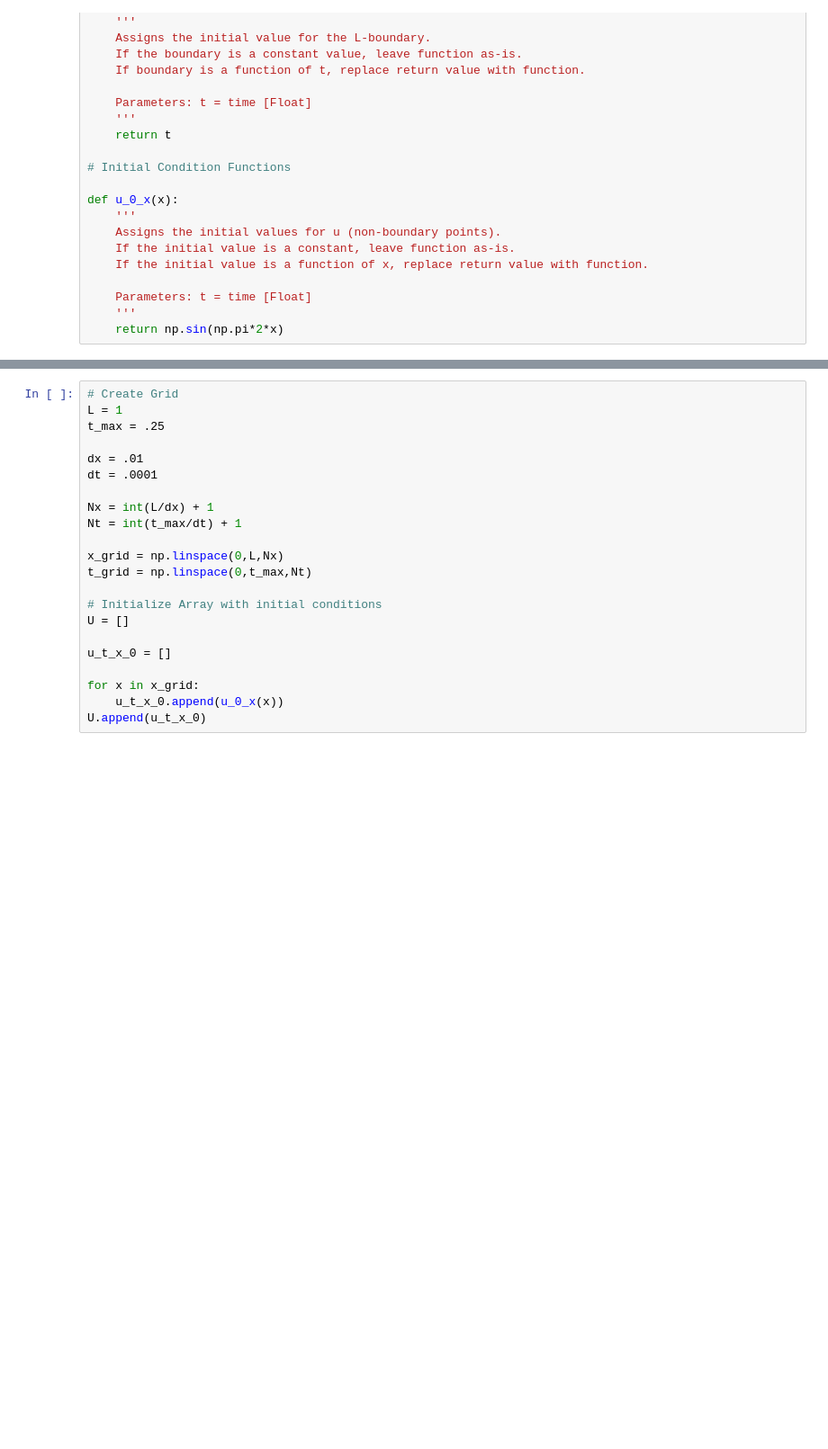
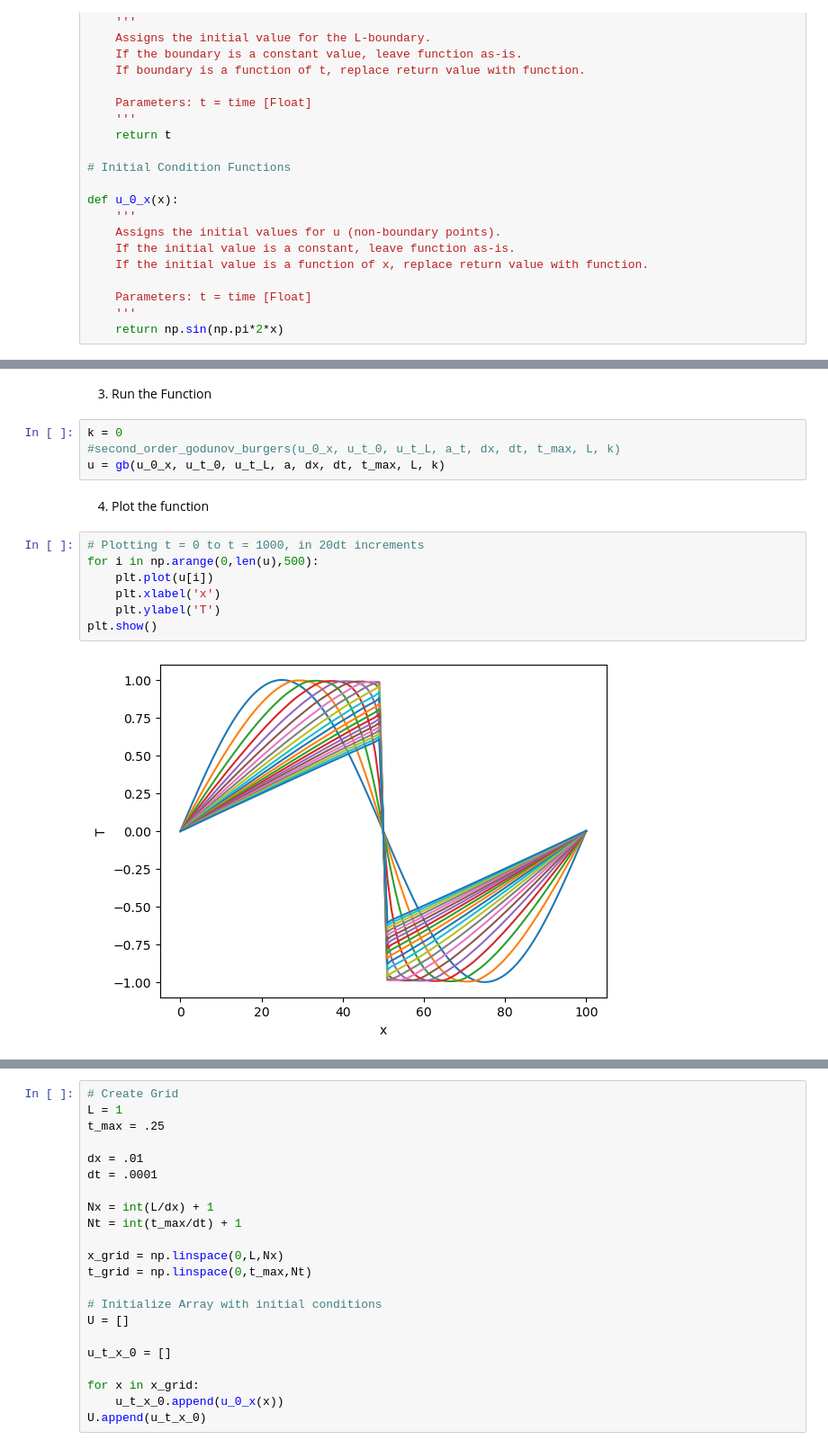
Before and after one commit to Miller-Ryan-1/csueb_phys, a Jupyter notebook: numerical_pdes/inviscid_burgers.ipynb, the cells around one changed output, grey strips where cells are left out. Shown at 90% size. Saved outputs shown, nothing was run; the diff lists cells and outputs as text; blank space fills up the shorter version.

```diff
--- a/numerical_pdes/inviscid_burgers.ipynb
+++ b/numerical_pdes/inviscid_burgers.ipynb
@@ -68,0 +90,17 @@ def u_0_x(x):
+# %% [markdown]
+3. Run the Function
+# %%
+k = 0
+#second_order_godunov_burgers(u_0_x, u_t_0, u_t_L, a_t, dx, dt, t_max, L, k)
+u = gb(u_0_x, u_t_0, u_t_L, a, dx, dt, t_max, L, k)
+# %% [markdown]
+4. Plot the function
+# %%
+# Plotting t = 0 to t = 1000, in 20dt increments
+for i in np.arange(0,len(u),500):
+    plt.plot(u[i])
+    plt.xlabel('x')
+    plt.ylabel('T')
+plt.show()
+# %% [output]
+[figure, added]
```
Also changed, not shown: parts of 32 cells of this notebook, 1 other file.
